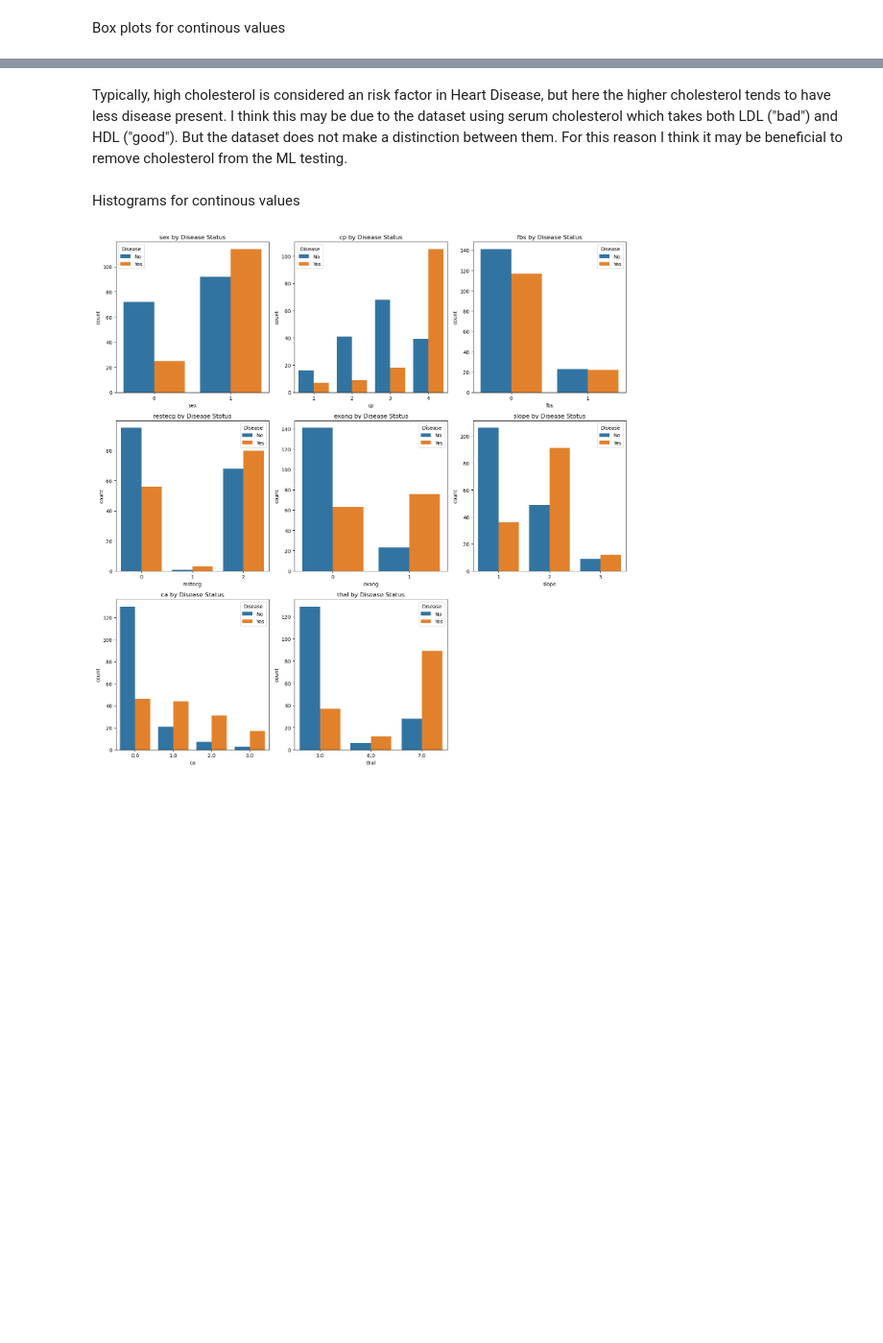
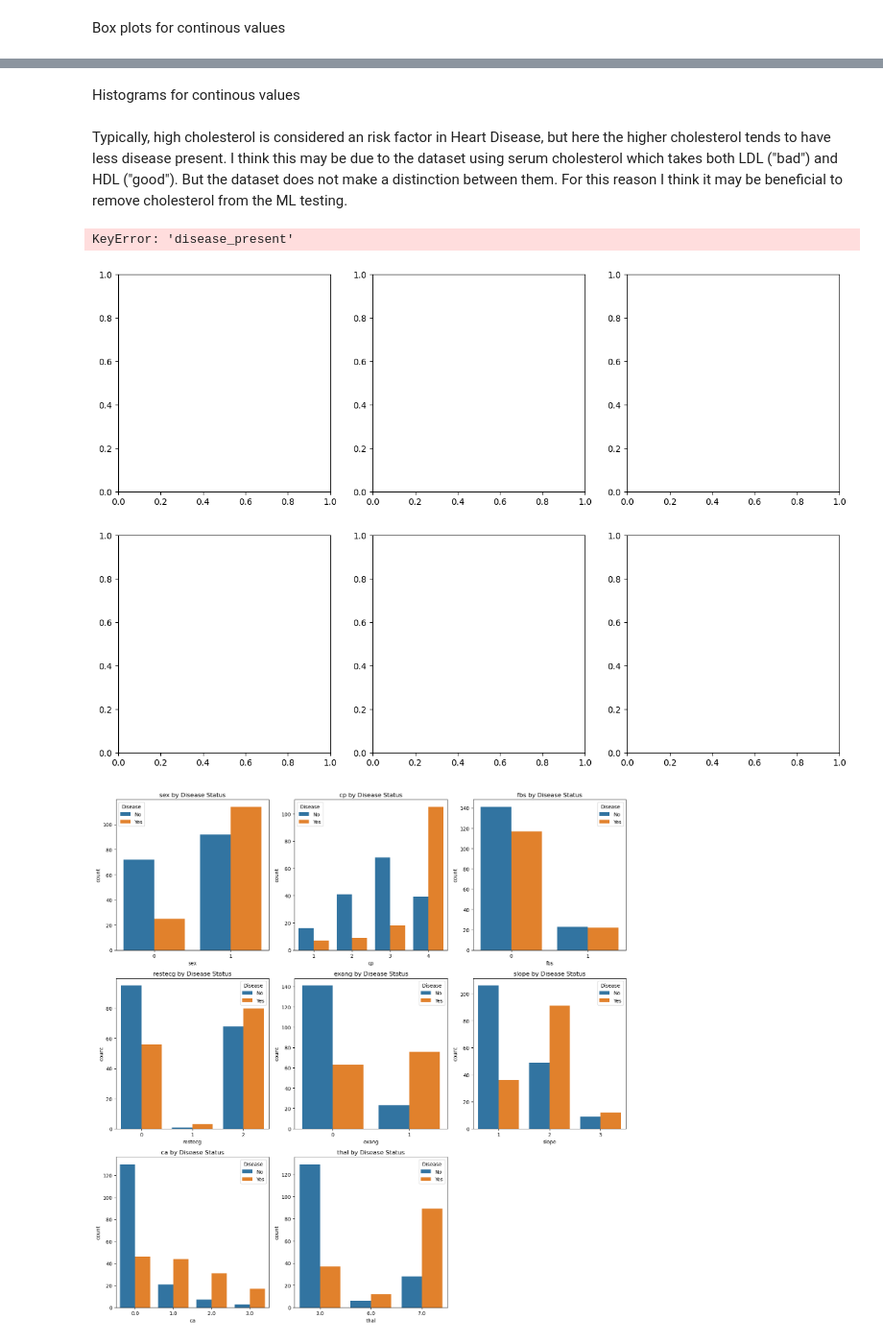
Before and after one commit to luis-jmtz/Heart_Disease_ML_Model_Comparison, a Jupyter notebook: data_cleaning_and_eda.ipynb, the cells around one changed output, grey strips where cells are left out. Shown at 96% size. Cells and saved outputs as stored; diff of their text form; code cells hidden in the pictures; blank space fills up the shorter version.

Commit message:
re-added histogram after accidentally removing them

```diff
--- a/data_cleaning_and_eda.ipynb
+++ b/data_cleaning_and_eda.ipynb
@@ -315,7 +317,29 @@ Box plots for continous values
-# %% [markdown]
-Typically, high cholesterol is considered an risk factor in Heart Disease, but here the higher cholesterol tends to have less disease present. I think this may be due to the dataset using serum cholesterol which takes both LDL ("bad") and HDL ("good"). But the dataset does not make a distinction between them. For this reason I think it may be beneficial to remove cholesterol from the ML testing.
 # %% [markdown]
 Histograms for continous values
+# %% [markdown]
+Typically, high cholesterol is considered an risk factor in Heart Disease, but here the higher cholesterol tends to have less disease present. I think this may be due to the dataset using serum cholesterol which takes both LDL ("bad") and HDL ("good"). But the dataset does not make a distinction between them. For this reason I think it may be beneficial to remove cholesterol from the ML testing.
+# %%
+fig, axes = plt.subplots(2, 3, figsize=(15, 10))
+axes = axes.flatten()
+
+for i, col in enumerate(continuous_columns):
+    # Plot histogram for target=0
+    temp_df[temp_df['disease_present'] == 0][col].hist(alpha=0.5, label='Target=0', bins=20, ax=axes[i])
+    # Plot histogram for target=1
+    temp_df[temp_df['disease_present'] == 1][col].hist(alpha=0.5, label='Target=1', bins=20, ax=axes[i])
+
+    axes[i].set_title(f'{col}')
+    axes[i].legend()
+    axes[i].set_xlabel(col)
+
+for j in range(i+1, len(axes)):
+    axes[j].set_visible(False)
+
+plt.tight_layout()
+plt.show()
+# %% [output]
+KeyError: 'disease_present'
+[figure, added]
 # %%
 # Calculate grid based on your categorical columns
 n_cols = 3
```
Also changed, not shown: parts of 1 cell of this notebook.
